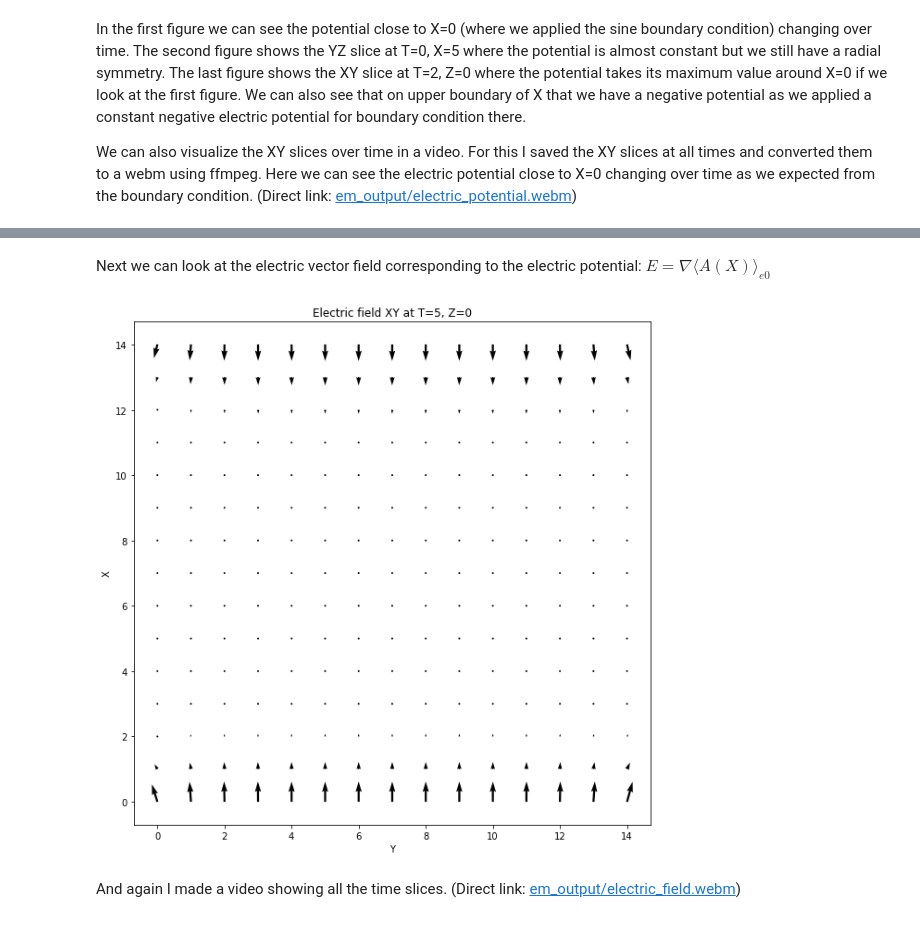
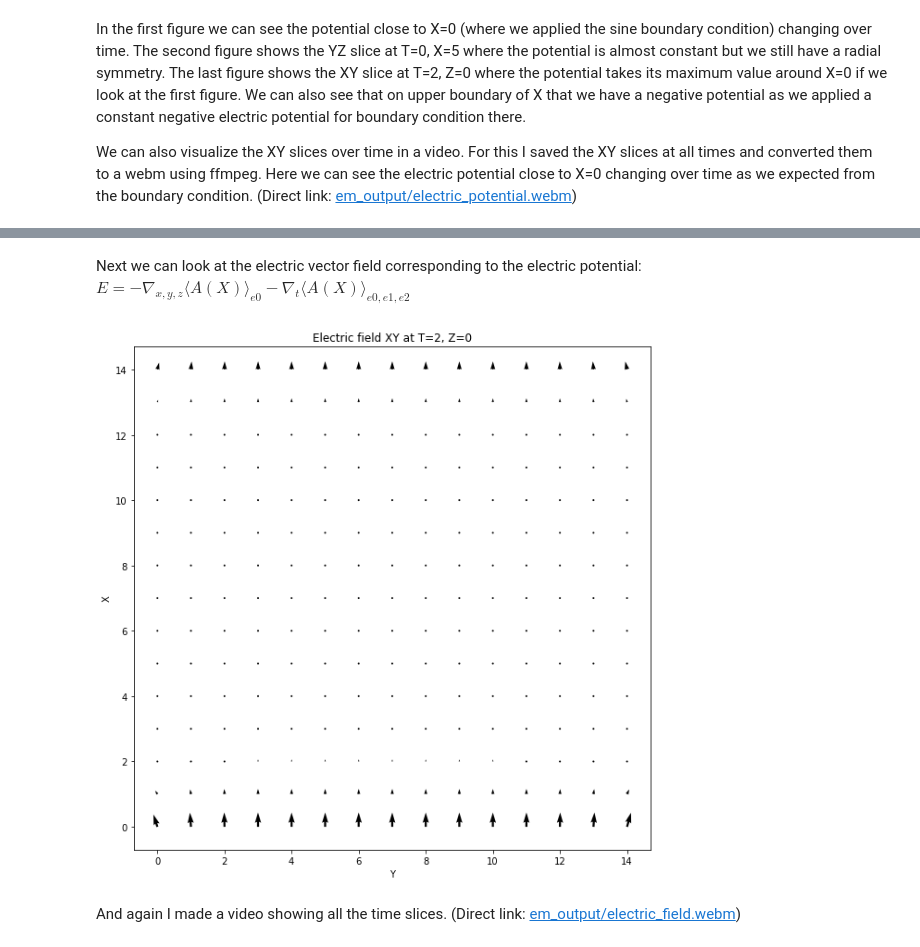
Before and after one commit to RobinKa/tfga, a Jupyter notebook: notebooks/em.ipynb, the cells around one changed output, grey strips where cells are left out. Drawn from its saved outputs; the diff is of its cells as text; code cells hidden in the pictures.

Commit message:
em: added missing d/dt A part to E calculation

```diff
--- a/notebooks/em.ipynb
+++ b/notebooks/em.ipynb
@@ -70,7 +70,10 @@ def get_action(config_a_variable):
     # Then reshape to [N, 1, N, N, 1] which we can concatenate with the
     # original values.
     pad_values = 10.0 * tf.sin(2.0 * tf.range(grid_size[0], dtype=tf.float32) * 2.0 * tf.constant(np.pi, dtype=tf.float32) / grid_size[0])
-    pad_values = tf.expand_dims(pad_values, axis=[-1, -2, -3, -4])
+    pad_values = tf.expand_dims(pad_values, axis=-1)
+    pad_values = tf.expand_dims(pad_values, axis=-1)
+    pad_values = tf.expand_dims(pad_values, axis=-1)
+    pad_values = tf.expand_dims(pad_values, axis=-1)
     pad_values = tf.tile(pad_values, [1, 1, grid_size[0], grid_size[0], 1])
 
     config_left_pad_x = tf.concat([
@@ -193,31 +196,43 @@ Video("./em_output/electric_potential.webm")
 # %% [output]
 [interactive output not drawn]
 # %% [markdown]
-Next we can look at the electric vector field corresponding to the electric potential: $E = \nabla \langle A(X) \rangle_{e0}$
+Next we can look at the electric vector field corresponding to the electric potential: $E = -\nabla_{x,y,z} \langle A(X) \rangle_{e0} - \nabla_t \langle A(X) \rangle_{e0,e1,e2}$
 # %%
 def draw_electric_field_xy(t, z):
-    # Extract XY slice of electric potential [T=0, X, Y, Z=0, 0]
+    # Extract XY slice of electric potential [T=t, X, Y, Z=0, 0]
     electric_potential = config_a_variable[t, :, :, z, 0]
+    magnetic_potential_t = config_a_variable[t, :, :, z, 1:]
+    magnetic_potential_t2 = config_a_variable[t+1, :, :, z, 1:]
 
-    # E = -grad phi using finite differences
+    # The electric field can be obtained from the 4-vector potential:
+    # E = - (d/dx, d/dy, d/dz) <A>_e0 - d/dt <A>_e1,e2,e3
+    # We can use finite differences again to approximate the derivatives.
     # We also need to get rid of the last element of the respective other axis,
     # since we couldn't calculate the last finite difference as that would
     # require using the boundary condition (which is possible, but would require extra code).
-    ex = electric_potential[1:, :-1] - electric_potential[:-1, :-1]
-    ey = electric_potential[:-1, 1:] - electric_potential[:-1, :-1]
+
+    # Start with -(d/dx, d/dy, d/dz) <A>_e0
+    ex = -(electric_potential[1:, :-1] - electric_potential[:-1, :-1])
+    ey = -(electric_potential[:-1, 1:] - electric_potential[:-1, :-1])
+
+    # Calculate d/dt <A>_e1,e2,e3 and add it to the previous calculation
+    dt_mag_a = -(magnetic_potential_t2[-1, :-1] - magnetic_potential_t[:-1, :-1])
+
+    ex += dt_mag_a[..., 0]
+    ey += dt_mag_a[..., 1]
 
     ys, xs = np.meshgrid(np.arange(ex.shape[0]), np.arange(ex.shape[1]))
 
     plt.figure(figsize=(10, 10))
-    plt.quiver(ys, xs, ey, ex, scale=5, scale_units="inches")
+    plt.quiver(ys, xs, ey, ex, scale=10, scale_units="inches")
     plt.xlabel("Y")
     plt.ylabel("X")
     plt.title("Electric field XY at T=%d, Z=%d" % (t, z))
 
-draw_electric_field_xy(t=5, z=0)
+draw_electric_field_xy(t=2, z=0)
 plt.show()
 # %% [output]
-[figure, old version]
+[figure, new version]
 # %% [markdown]
 And again I made a video showing all the time slices. (Direct link: [em_output/electric_field.webm](https://raw.githubusercontent.com/RobinKa/tfga/master/notebooks/em_output/electric_field.webm))
 # %%
```
Also changed, not shown: parts of 1 cell of this notebook, 1 other file.
